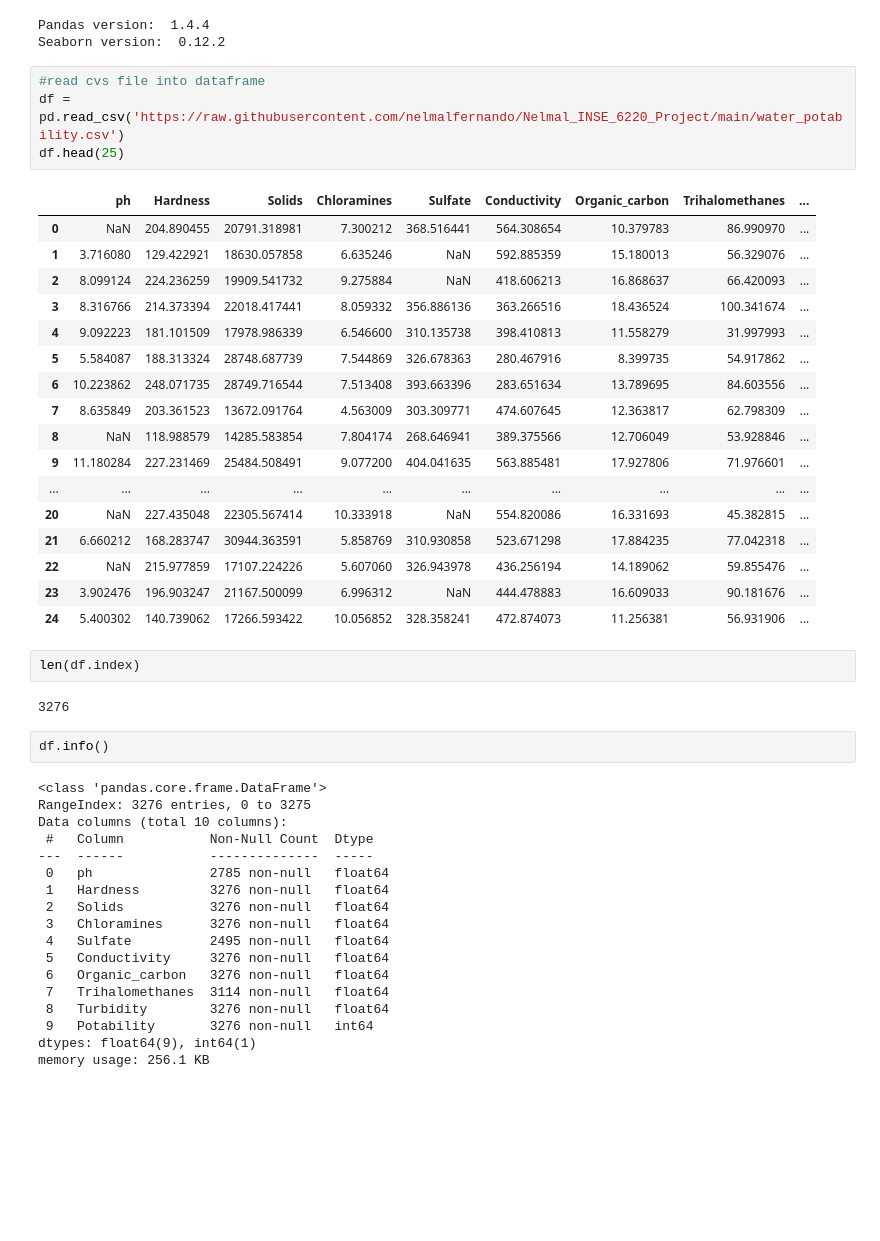
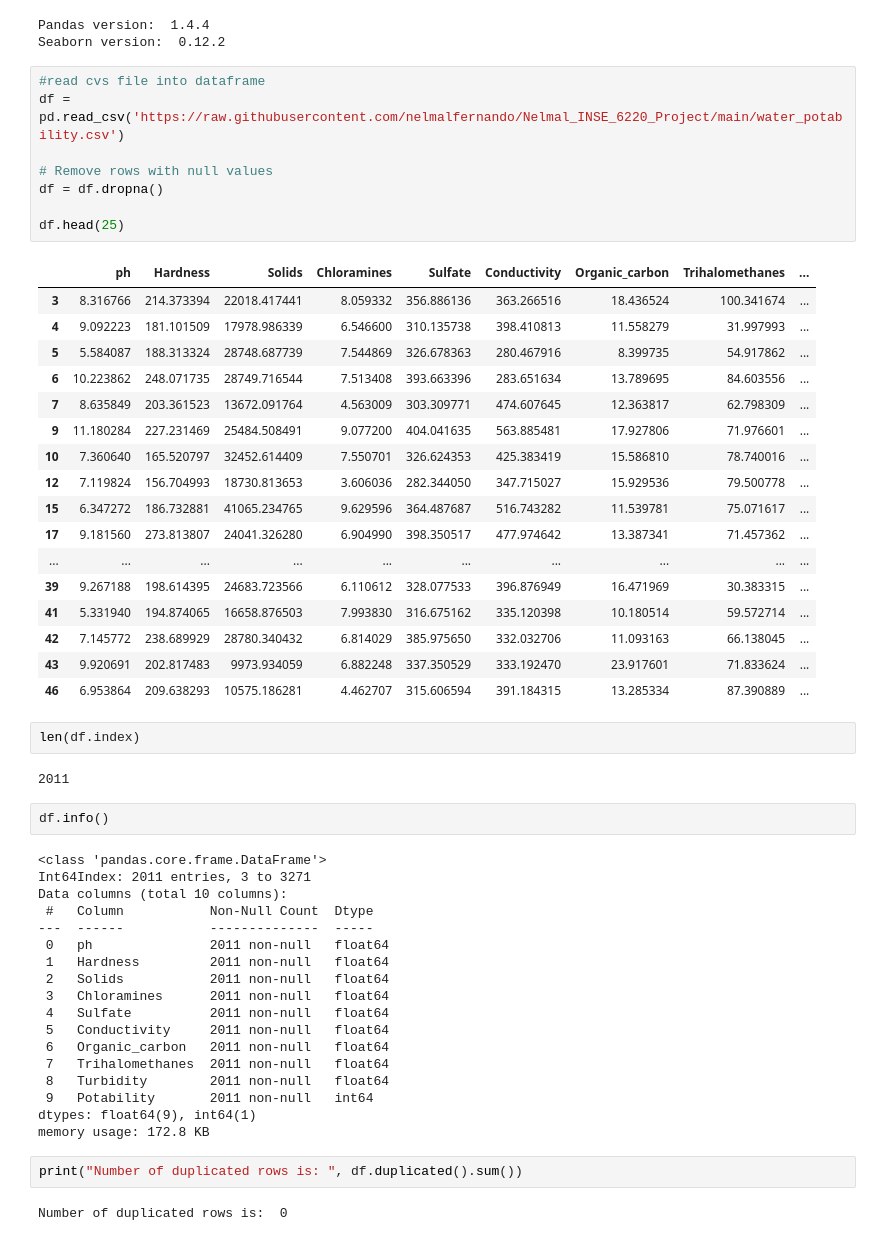
Before and after one commit to nelmalfernando/Nelmal_INSE_6220_Project, a Jupyter notebook: INSE_6220_Project.ipynb, the cells around one changed output. Cells and saved outputs as stored; diff of their text form; blank space fills up the shorter version.

```diff
--- a/INSE_6220_Project.ipynb
+++ b/INSE_6220_Project.ipynb
@@ -39,46 +39,54 @@ Seaborn version:  0.12.2
 # %%
 #read cvs file into dataframe
 df = pd.read_csv('https://raw.githubusercontent.com/nelmalfernando/Nelmal_INSE_6220_Project/main/water_potability.csv')
+
+# Remove rows with null values
+df = df.dropna()
+
 df.head(25)
 # %% [output]
 |  | ph | Hardness | Solids | Chloramines | Sulfate | Conductivity | Organic_carbon | Trihalomethanes | ... |
-| 0 | NaN | 204.890455 | 20791.318981 | 7.300212 | 368.516441 | 564.308654 | 10.379783 | 86.990970 | ... |
-| 1 | 3.716080 | 129.422921 | 18630.057858 | 6.635246 | NaN | 592.885359 | 15.180013 | 56.329076 | ... |
-| 2 | 8.099124 | 224.236259 | 19909.541732 | 9.275884 | NaN | 418.606213 | 16.868637 | 66.420093 | ... |
 | 3 | 8.316766 | 214.373394 | 22018.417441 | 8.059332 | 356.886136 | 363.266516 | 18.436524 | 100.341674 | ... |
 | 4 | 9.092223 | 181.101509 | 17978.986339 | 6.546600 | 310.135738 | 398.410813 | 11.558279 | 31.997993 | ... |
 | 5 | 5.584087 | 188.313324 | 28748.687739 | 7.544869 | 326.678363 | 280.467916 | 8.399735 | 54.917862 | ... |
 | 6 | 10.223862 | 248.071735 | 28749.716544 | 7.513408 | 393.663396 | 283.651634 | 13.789695 | 84.603556 | ... |
 | 7 | 8.635849 | 203.361523 | 13672.091764 | 4.563009 | 303.309771 | 474.607645 | 12.363817 | 62.798309 | ... |
-| 8 | NaN | 118.988579 | 14285.583854 | 7.804174 | 268.646941 | 389.375566 | 12.706049 | 53.928846 | ... |
 | 9 | 11.180284 | 227.231469 | 25484.508491 | 9.077200 | 404.041635 | 563.885481 | 17.927806 | 71.976601 | ... |
+| 10 | 7.360640 | 165.520797 | 32452.614409 | 7.550701 | 326.624353 | 425.383419 | 15.586810 | 78.740016 | ... |
+| 12 | 7.119824 | 156.704993 | 18730.813653 | 3.606036 | 282.344050 | 347.715027 | 15.929536 | 79.500778 | ... |
+| 15 | 6.347272 | 186.732881 | 41065.234765 | 9.629596 | 364.487687 | 516.743282 | 11.539781 | 75.071617 | ... |
+| 17 | 9.181560 | 273.813807 | 24041.326280 | 6.904990 | 398.350517 | 477.974642 | 13.387341 | 71.457362 | ... |
 | ... | ... | ... | ... | ... | ... | ... | ... | ... | ... |
-| 20 | NaN | 227.435048 | 22305.567414 | 10.333918 | NaN | 554.820086 | 16.331693 | 45.382815 | ... |
-| 21 | 6.660212 | 168.283747 | 30944.363591 | 5.858769 | 310.930858 | 523.671298 | 17.884235 | 77.042318 | ... |
-| 22 | NaN | 215.977859 | 17107.224226 | 5.607060 | 326.943978 | 436.256194 | 14.189062 | 59.855476 | ... |
-| 23 | 3.902476 | 196.903247 | 21167.500099 | 6.996312 | NaN | 444.478883 | 16.609033 | 90.181676 | ... |
-| 24 | 5.400302 | 140.739062 | 17266.593422 | 10.056852 | 328.358241 | 472.874073 | 11.256381 | 56.931906 | ... |
+| 39 | 9.267188 | 198.614395 | 24683.723566 | 6.110612 | 328.077533 | 396.876949 | 16.471969 | 30.383315 | ... |
+| 41 | 5.331940 | 194.874065 | 16658.876503 | 7.993830 | 316.675162 | 335.120398 | 10.180514 | 59.572714 | ... |
+| 42 | 7.145772 | 238.689929 | 28780.340432 | 6.814029 | 385.975650 | 332.032706 | 11.093163 | 66.138045 | ... |
+| 43 | 9.920691 | 202.817483 | 9973.934059 | 6.882248 | 337.350529 | 333.192470 | 23.917601 | 71.833624 | ... |
+| 46 | 6.953864 | 209.638293 | 10575.186281 | 4.462707 | 315.606594 | 391.184315 | 13.285334 | 87.390889 | ... |
 # %%
 len(df.index)
 # %% [output]
-3276
+2011
 # %%
 df.info()
 # %% [output]
 <class 'pandas.core.frame.DataFrame'>
-RangeIndex: 3276 entries, 0 to 3275
+Int64Index: 2011 entries, 3 to 3271
 Data columns (total 10 columns):
  #   Column           Non-Null Count  Dtype
 ---  ------           --------------  -----
- 0   ph               2785 non-null   float64
- 1   Hardness         3276 non-null   float64
- 2   Solids           3276 non-null   float64
- 3   Chloramines      3276 non-null   float64
- 4   Sulfate          2495 non-null   float64
- 5   Conductivity     3276 non-null   float64
- 6   Organic_carbon   3276 non-null   float64
- 7   Trihalomethanes  3114 non-null   float64
- 8   Turbidity        3276 non-null   float64
- 9   Potability       3276 non-null   int64
+ 0   ph               2011 non-null   float64
+ 1   Hardness         2011 non-null   float64
+ 2   Solids           2011 non-null   float64
+ 3   Chloramines      2011 non-null   float64
+ 4   Sulfate          2011 non-null   float64
+ 5   Conductivity     2011 non-null   float64
+ 6   Organic_carbon   2011 non-null   float64
+ 7   Trihalomethanes  2011 non-null   float64
+ 8   Turbidity        2011 non-null   float64
+ 9   Potability       2011 non-null   int64
 dtypes: float64(9), int64(1)
-memory usage: 256.1 KB
+memory usage: 172.8 KB
+# %%
+print("Number of duplicated rows is: ", df.duplicated().sum())
+# %% [output]
+Number of duplicated rows is:  0
```
Also changed, not shown: parts of 10 cells of this notebook.
